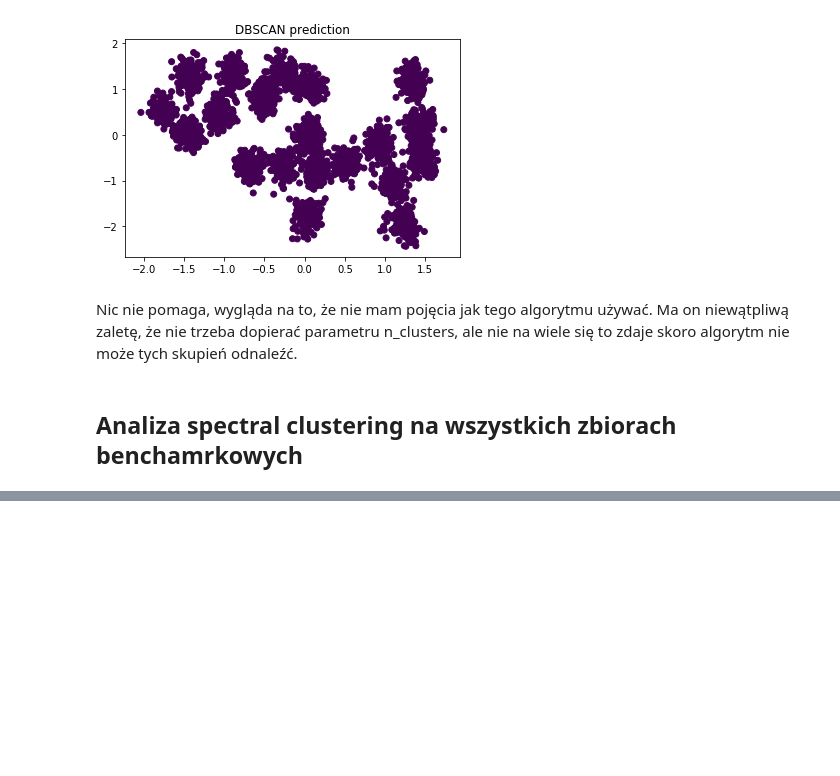
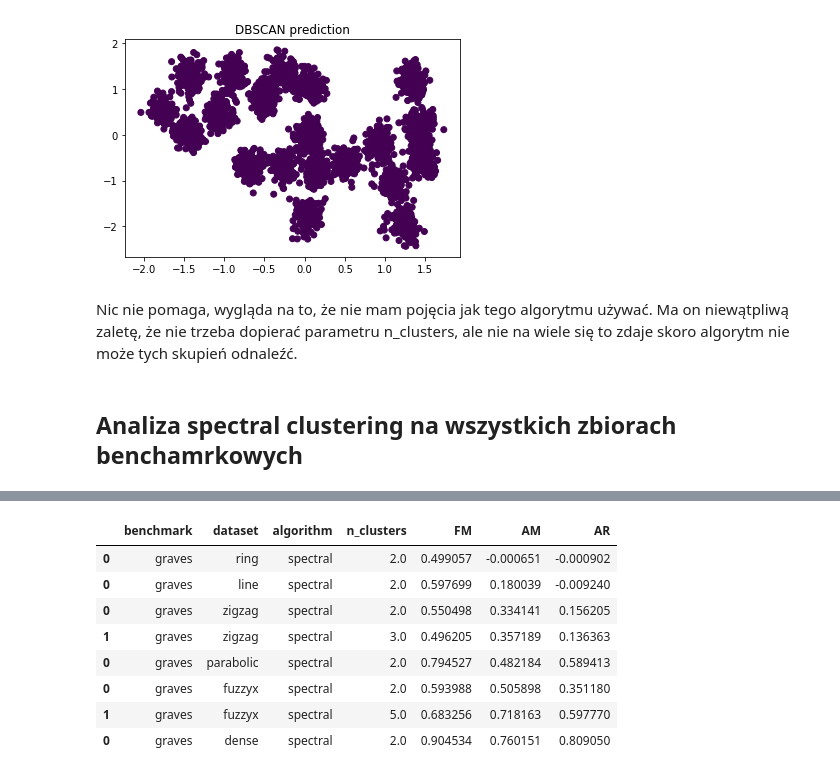
Before and after one commit to Przemyslaw2889/spectral-clustering, a Jupyter notebook: python/raport.ipynb, the cells around one changed output, grey strips where cells are left out. Saved outputs shown, nothing was run; the diff lists cells and outputs as text; code cells hidden in the pictures; blank space fills up the shorter version.

```diff
--- a/python/raport.ipynb
+++ b/python/raport.ipynb
@@ -112,7 +112,7 @@ def report(benchmark, dataset):
         # Testing meanshift
         result = append_result(result, benchmark, dataset, "meanshift", k, *test_meanshift(X, Y))
 
-    return result.reset_index(drop=True)
+    return result
 # %% [markdown]
 ## Wielki test wszystkich algorytmów
 (oprócz spectral_clustering, który działa zbyt wolno)
@@ -257,12 +259,12 @@ def report_spectral(benchmark, dataset):
     for k in set(ks):
         result = append_result(result, benchmark, dataset, "spectral", k, *test_spectral(X, Y, k))
 
-    return result.reset_index(drop=True)
+    return result
 # %%
 benchmarks = ['fcps', 'sipu', 'wut', 'other', 'graves']
 
+result_spectral = create_result_df()
 for benchmark in benchmarks:
-    result = create_result_df()
 
     main_path = os.path.join("..", "benchmarks", benchmark)
     datasets = os.listdir(main_path)
@@ -271,4 +273,6 @@ for benchmark in benchmarks:
             file_name = file.split(".")
             dataset = file_name[0]
             print("Processing {}/{}".format(benchmark, dataset))
-            result = result.append(report_spectral(benchmark, dataset))
+            result_spectral = result_spectral.append(report_spectral(benchmark, dataset))
+
+result_spectral.to_csv("results_spectral.csv")
@@ -274,0 +306,12 @@ for benchmark in benchmarks:
+# %%
+result_spectral.sort_values("AM")
+# %% [output]
+|  | benchmark | dataset | algorithm | n_clusters | FM | AM | AR |
+| 0 | graves | ring | spectral | 2.0 | 0.499057 | -0.000651 | -0.000902 |
+| 0 | graves | line | spectral | 2.0 | 0.597699 | 0.180039 | -0.009240 |
+| 0 | graves | zigzag | spectral | 2.0 | 0.550498 | 0.334141 | 0.156205 |
+| 1 | graves | zigzag | spectral | 3.0 | 0.496205 | 0.357189 | 0.136363 |
+| 0 | graves | parabolic | spectral | 2.0 | 0.794527 | 0.482184 | 0.589413 |
+| 0 | graves | fuzzyx | spectral | 2.0 | 0.593988 | 0.505898 | 0.351180 |
+| 1 | graves | fuzzyx | spectral | 5.0 | 0.683256 | 0.718163 | 0.597770 |
+| 0 | graves | dense | spectral | 2.0 | 0.904534 | 0.760151 | 0.809050 |
```
Also changed, not shown: parts of 6 cells of this notebook, 1 other file.
